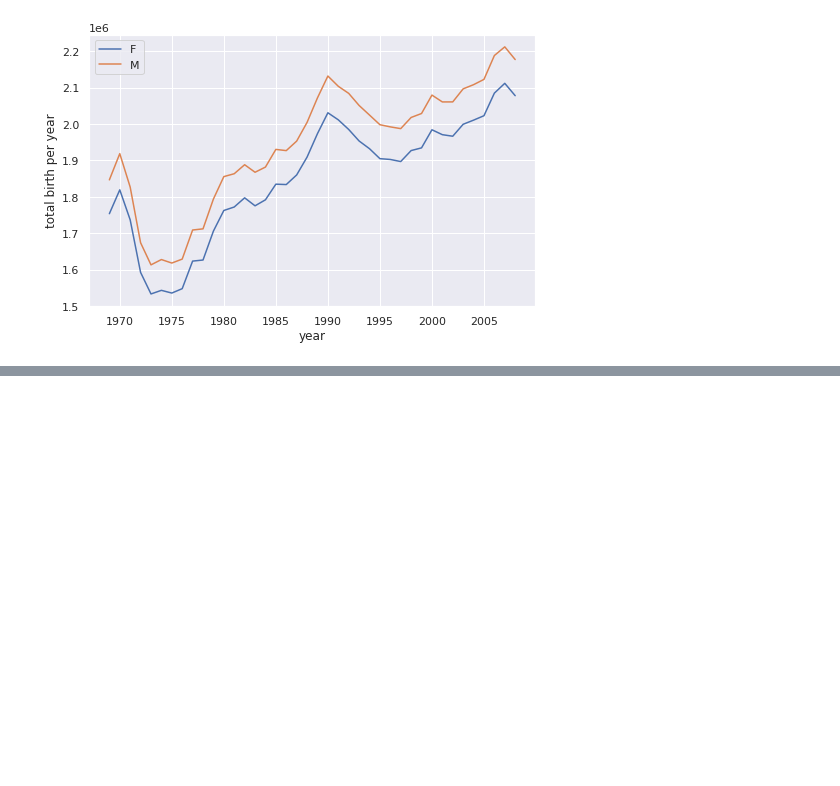
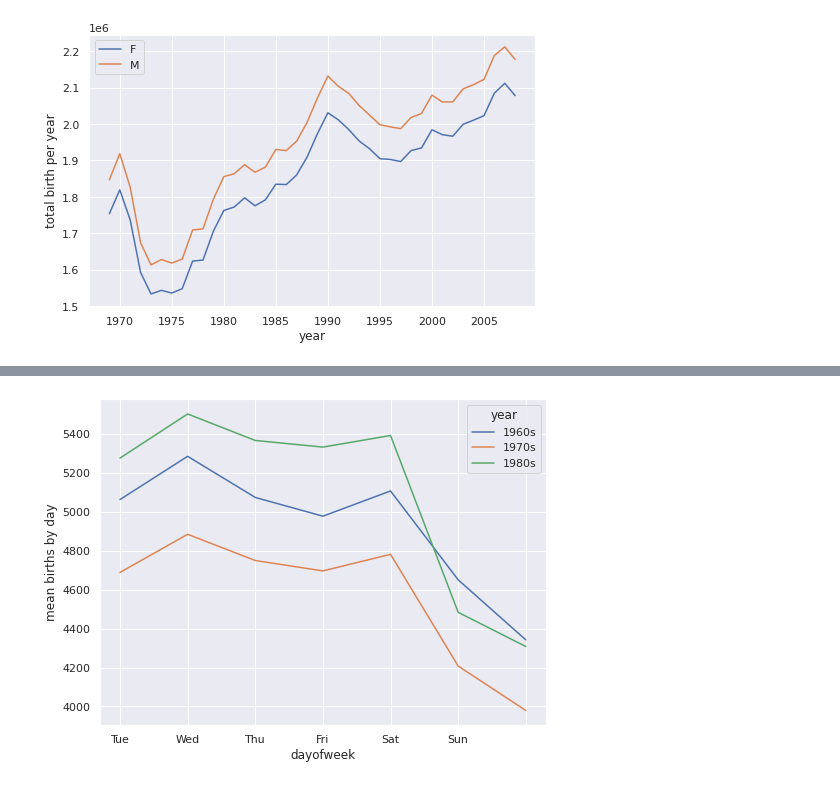
Before and after one commit to mthang1801/machine-learning, a Jupyter notebook: Data-science-ML-Tool/pandas/3.PivotTable.ipynb, the cells around one changed output, grey strips where cells are left out. Drawn from its saved outputs; the diff is of its cells as text; code cells hidden in the pictures; blank space fills up the shorter version.

```diff
--- a/Data-science-ML-Tool/pandas/3.PivotTable.ipynb
+++ b/Data-science-ML-Tool/pandas/3.PivotTable.ipynb
@@ -234,0 +234,8 @@ Text(0, 0.5, 'total birth per year')
+# %%
+quartiles = np.percentile(births["births"],[25,50,75])
+mu = quartiles[1]
+sigma = 0.75*(quartiles[2] - quartiles[0])
+births = births.query("(births > @mu - 5*@sigma) & (births < @mu + 5*@sigma)")
+
+births["day"] = births["day"].astype(int)
+births
@@ -234,0 +260,4 @@ Text(0, 0.5, 'total birth per year')
+# %%
+births.index = pd.to_datetime(births.year*10000+births.month*100+births.day, format="%Y%m%d")
+births["dayofweek"] = births.index.dayofweek
+births
@@ -234,0 +278,9 @@ Text(0, 0.5, 'total birth per year')
+# %%
+import matplotlib as mpl
+decade = 10* (births["year"] // 10)
+decade = decade.astype(str) + "s"
+births.pivot_table("births", index="dayofweek", columns=decade, aggfunc=np.mean).plot(figsize=(8,6))
+plt.gca().set_xticklabels(["Mon","Tue","Wed","Thu","Fri","Sat","Sun"])
+plt.ylabel('mean births by day');
+# %% [output]
+[figure, added]
```
Also changed, not shown: parts of 9 cells of this notebook.
